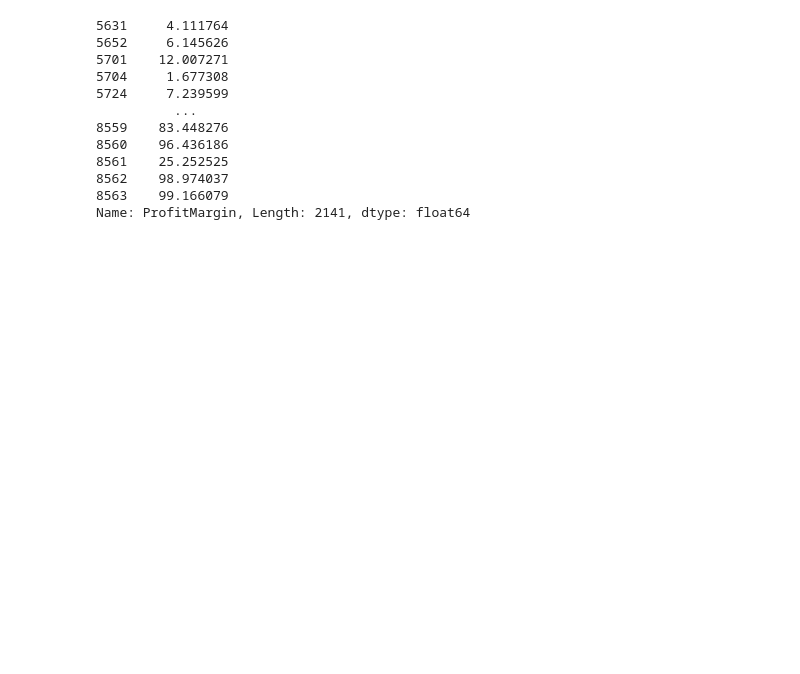
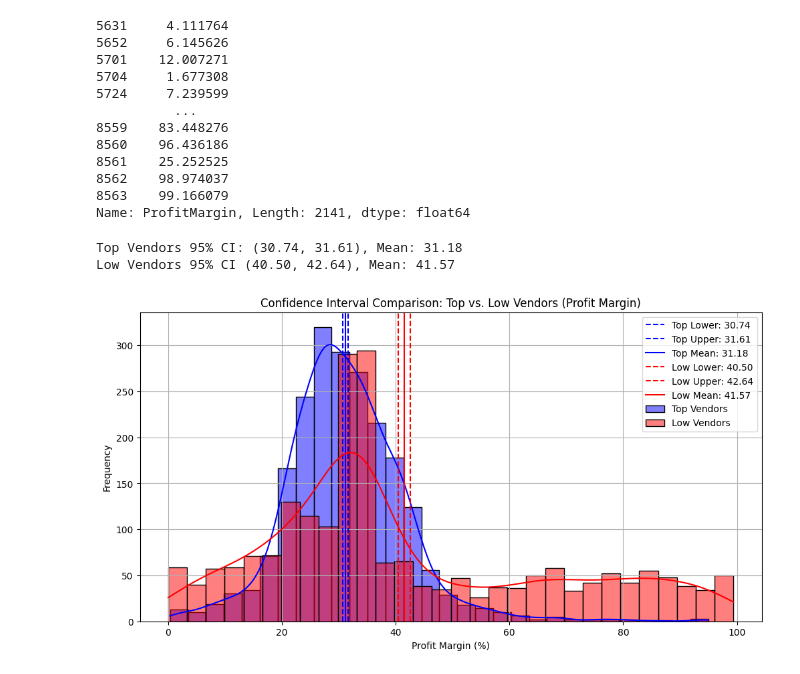
Before and after one commit to bhavyanjain3004/vendor_performance.github.io, a Jupyter notebook: vendor_performance_analysis.ipynb, the cells around one changed output. Drawn from its saved outputs; the diff is of its cells as text; code cells hidden in the pictures; blank space fills up the shorter version.

```diff
--- a/vendor_performance_analysis.ipynb
+++ b/vendor_performance_analysis.ipynb
@@ -462,3 +462,30 @@ def confidence_interval(data, confidence=0.95):
      t_critical = stats.t.ppf ((1+ confidence) / 2, df=len(data) - 1)
      margin_of_error = t_critical * std_err
      return mean_val, mean_val - margin_of_error, mean_val + margin_of_error
+# %%
+top_mean, top_lower, top_upper = confidence_interval(top_vendors)
+low_mean, low_lower, low_upper = confidence_interval(low_vendors)
+print(f"Top Vendors 95% CI: ({top_lower:.2f}, {top_upper:.2f}), Mean: {top_mean:.2f}")
+print(f"Low Vendors 95% CI ({low_lower:.2f}, {low_upper:.2f}), Mean: {low_mean:.2f}")
+plt.figure(figsize=(12, 6))
+#Top Vendors Plot
+sns.histplot(top_vendors, kde = True, color="blue", bins =30, alpha=0.5, label="Top Vendors")
+plt.axvline (top_lower, color="blue", linestyle="--", label=f"Top Lower: {top_lower:.2f}")
+plt.axvline(top_upper, color="blue", linestyle="--", label=f"Top Upper: {top_upper:.2f}")
+plt.axvline(top_mean, color="blue", linestyle="-", label=f"Top Mean: {top_mean:.2f}")
+# Low Vendors Plot
+sns.histplot(low_vendors, kde = True, color="red", bins =30, alpha=0.5, label="Low Vendors")
+plt.axvline(low_lower, color="red", linestyle="--", label=f"Low Lower: {low_lower:.2f}")
+plt.axvline(low_upper, color="red", linestyle="--", label=f"Low Upper: {low_upper:.2f}")
+plt.axvline(low_mean, color="red", linestyle="-", label=f"Low Mean: {low_mean:.2f}")
+#Finalize Plot
+plt.title("Confidence Interval Comparison: Top vs. Low Vendors (Profit Margin)")
+plt.xlabel("Profit Margin (%)")
+plt.ylabel("Frequency")
+plt.legend()
+plt.grid(True)
+plt.show()
+# %% [output]
+Top Vendors 95% CI: (30.74, 31.61), Mean: 31.18
+Low Vendors 95% CI (40.50, 42.64), Mean: 41.57
+[figure, added]
```
Also changed, not shown: parts of 3 cells of this notebook.
